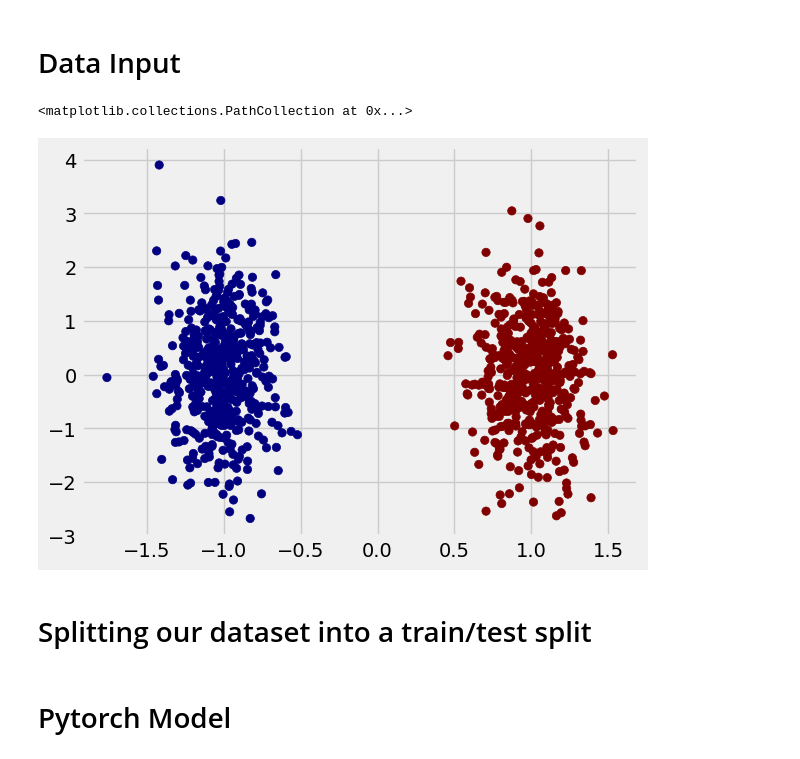
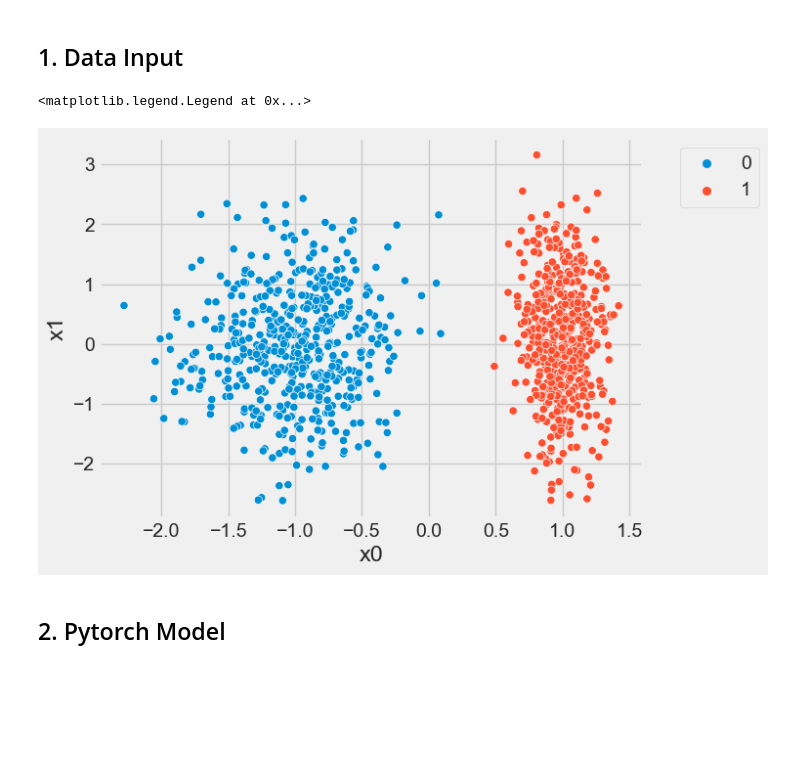
Before and after one commit to kevinkhang2909/ML-learning-journey, a Jupyter notebook: analytic_pipeline/logistic_regression.ipynb, the cells around one changed output. Saved outputs shown, nothing was run; the diff lists cells and outputs as text; code cells hidden in the pictures; blank space fills up the shorter version.

```diff
--- a/analytic_pipeline/logistic_regression.ipynb
+++ b/analytic_pipeline/logistic_regression.ipynb
@@ -14,23 +17,3 @@ from sklearn.datasets import make_classification
 plt.style.use('fivethirtyeight')
 # %% [markdown]
-# Data Input
+## 1. Data Input
-# %%
-separable = False
-while not separable:
-    samples = make_classification(n_samples=1000, n_features=2, n_redundant=0, n_informative=1, n_clusters_per_class=1, flip_y=-1)
-    red = samples[0][samples[1] == 0]
-    blue = samples[0][samples[1] == 1]
-    separable = any([red[:, k].max() < blue[:, k].min() or red[:, k].min() > blue[:, k].max() for k in range(2)])
-
-red_labels = np.zeros(len(red))
-blue_labels = np.ones(len(blue))
-
-labels = np.append(red_labels, blue_labels)
-inputs = np.concatenate((red,blue),axis=0)
-
-plt.scatter(inputs[:, 0], inputs[:, 1], cmap='jet', c=labels)
-# %% [output]
-<matplotlib.collections.PathCollection at 0x...>
-[figure, removed]
-# %% [markdown]
-# Splitting our dataset into a train/test split
@@ -41,0 +20,26 @@ X_train, X_test, y_train,  y_test = train_test_split(inputs, labels, test_size=0
+# %%
+separable = False
+dataset = pd.DataFrame()
+X, y = None, None
+while not separable:
+    X, y = make_classification(
+        n_samples=1000, # 1000 observations
+        n_features=2, # 2 total features
+        n_informative=1, # 1 'useful' features
+        n_clusters_per_class=1,
+        flip_y=-1, # adds noise by flipping a few labels
+        n_redundant=0,
+    )
+    red = X[y == 0]
+    blue = X[y == 1]
+    separable = any([red[:, k].max() < blue[:, k].min() or red[:, k].min() > blue[:, k].max() for k in range(2)])
+
+    dataset = pd.DataFrame(X)
+    dataset.columns = [f'x{i}' for i in range(2)]
+    dataset['y'] = y
+
+g = sns.scatterplot(data=dataset, x='x0', y='x1', hue='y')
+g.legend(bbox_to_anchor=(1.05, 1))
+# %% [output]
+<matplotlib.legend.Legend at 0x...>
+[figure, added]
@@ -42,3 +68,3 @@ X_train, X_test, y_train,  y_test = train_test_split(inputs, labels, test_size=0
 # %% [markdown]
-# Pytorch Model
+## 2. Pytorch Model
 # %% [markdown]
```
Also changed, not shown: parts of 14 cells of this notebook.
